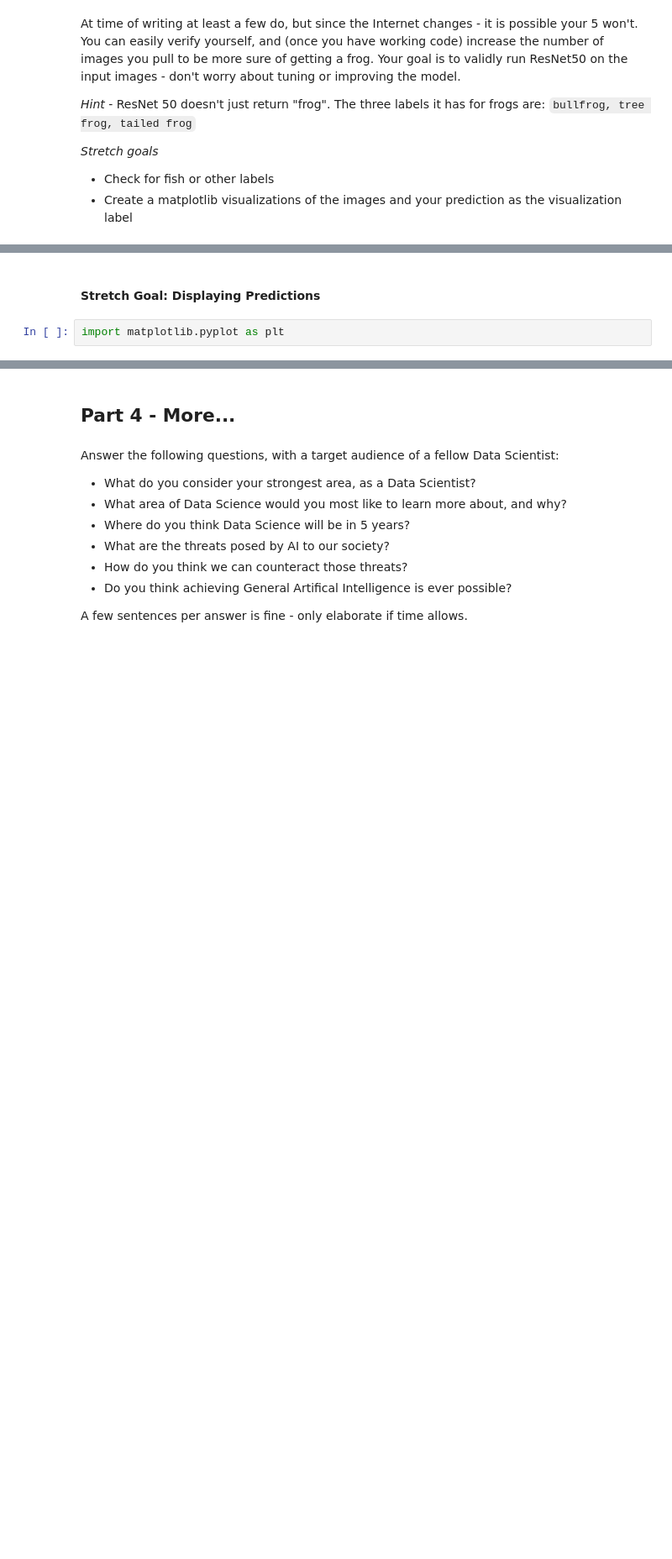
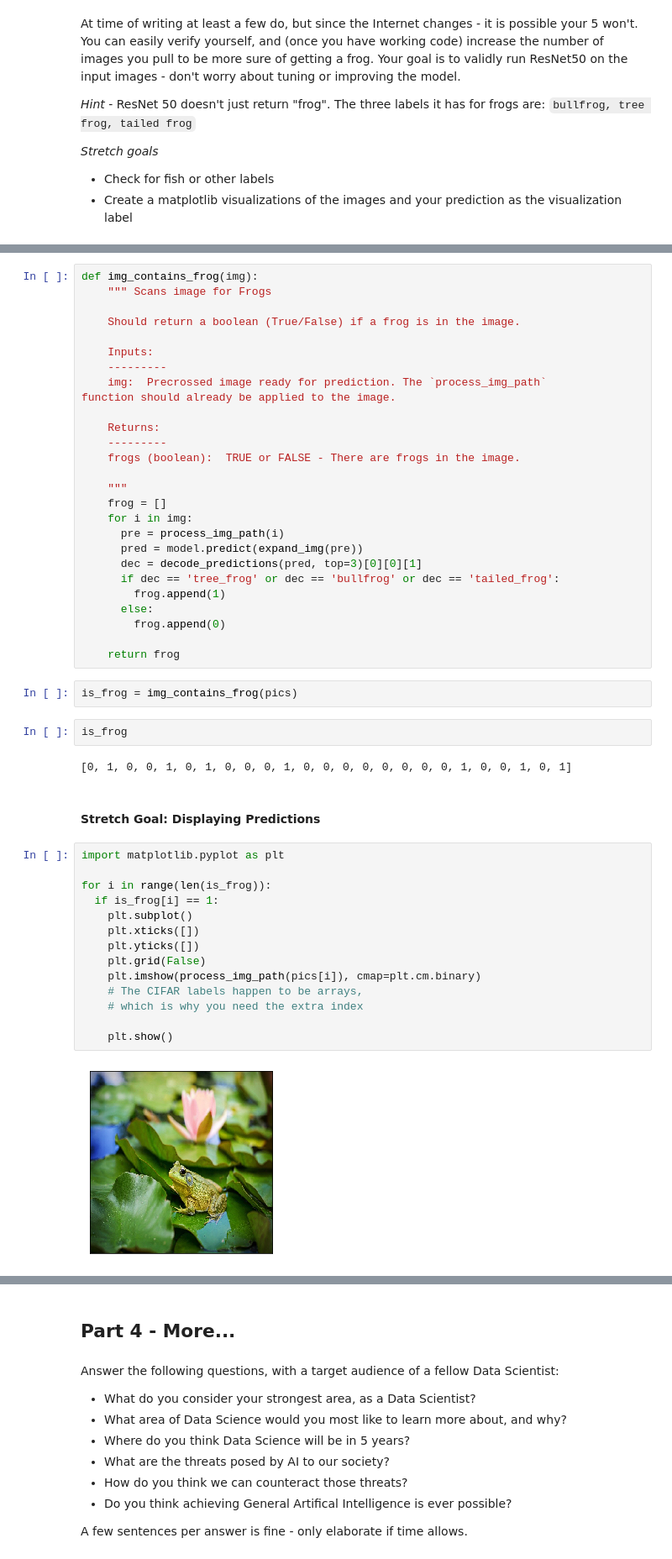
Before and after one commit to matthew-sessions/Neural_Net_Last_SC, a Jupyter notebook: LS_DS_Uni_4_Sprint_3_Challenge.ipynb, the cells around one changed output, grey strips where cells are left out. Shown at 84% size. Drawn from its saved outputs; the diff is of its cells as text; blank space fills up the shorter version.

```diff
--- a/LS_DS_Uni_4_Sprint_3_Challenge.ipynb
+++ b/LS_DS_Uni_4_Sprint_3_Challenge.ipynb
@@ -249,4 +273,50 @@ def img_contains_frog(img):
+# %%
+def img_contains_frog(img):
+    """ Scans image for Frogs
+
+    Should return a boolean (True/False) if a frog is in the image.
+
+    Inputs:
+    ---------
+    img:  Precrossed image ready for prediction. The `process_img_path`             function should already be applied to the image.
+
+    Returns:
+    ---------
+    frogs (boolean):  TRUE or FALSE - There are frogs in the image.
+
+    """
+    frog = []
+    for i in img:
+      pre = process_img_path(i)
+      pred = model.predict(expand_img(pre))
+      dec = decode_predictions(pred, top=3)[0][0][1]
+      if dec == 'tree_frog' or dec == 'bullfrog' or dec == 'tailed_frog':
+        frog.append(1)
+      else:
+        frog.append(0)
+
+    return frog
+# %%
+is_frog = img_contains_frog(pics)
+# %%
+is_frog
+# %% [output]
+[0, 1, 0, 0, 1, 0, 1, 0, 0, 0, 1, 0, 0, 0, 0, 0, 0, 0, 0, 1, 0, 0, 1, 0, 1]
 # %% [markdown]
 #### Stretch Goal: Displaying Predictions
-# %%
-import matplotlib.pyplot as plt
+# %%
+import matplotlib.pyplot as plt
+
+for i in range(len(is_frog)):
+  if is_frog[i] == 1:
+    plt.subplot()
+    plt.xticks([])
+    plt.yticks([])
+    plt.grid(False)
+    plt.imshow(process_img_path(pics[i]), cmap=plt.cm.binary)
+    # The CIFAR labels happen to be arrays,
+    # which is why you need the extra index
+
+    plt.show()
+# %% [output]
+[figure, added]
```
Also changed, not shown: parts of 9 cells of this notebook.
